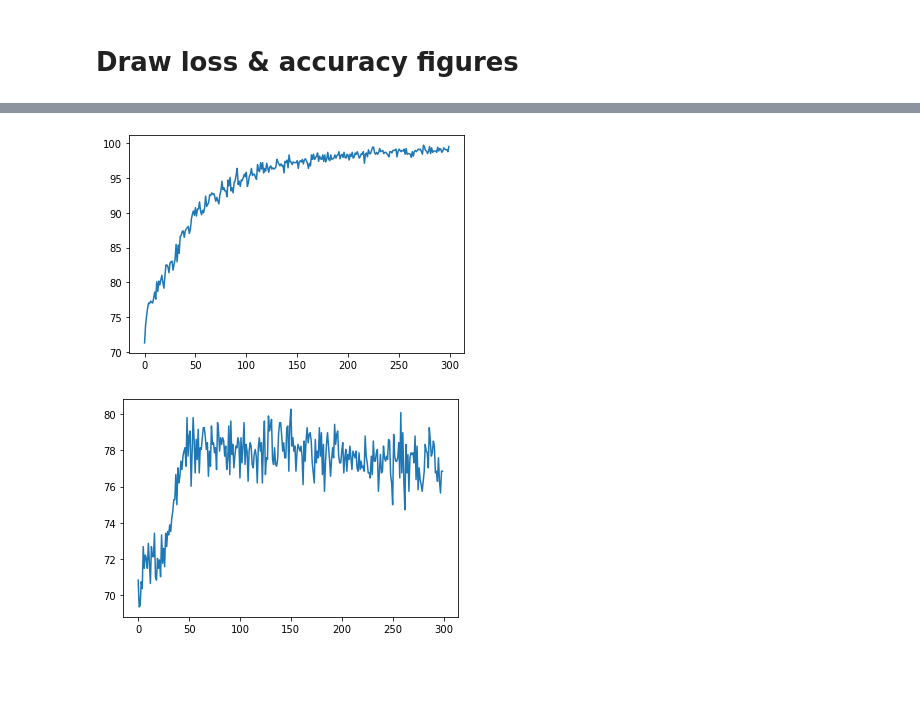
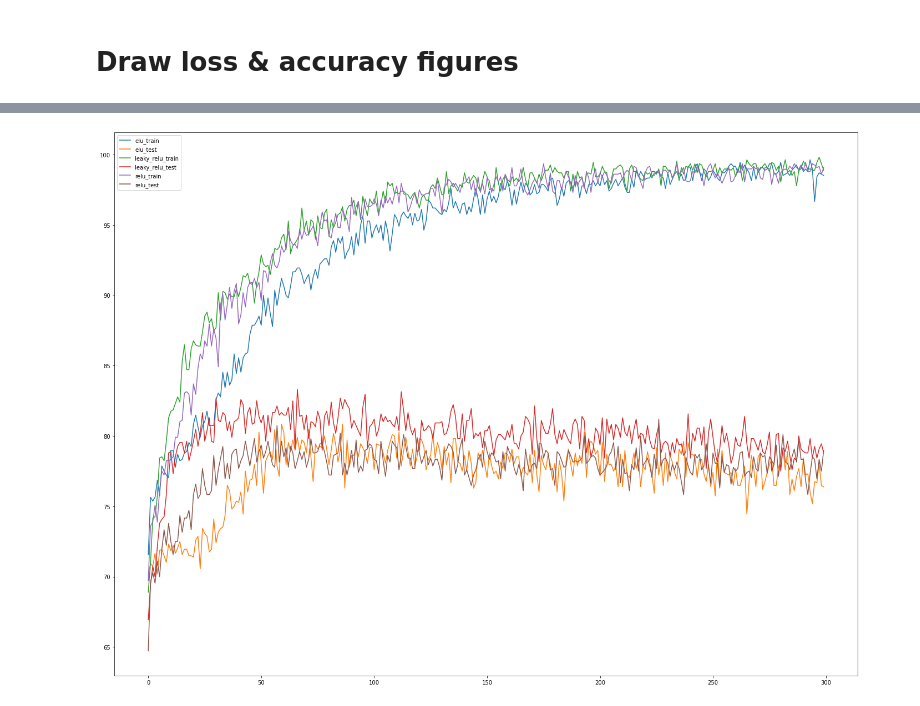
Before and after one commit to tl32rodan/Deep_Learning_Lab_2-EEGNet, a Jupyter notebook: Lab2.ipynb, the cells around one changed output, grey strips where cells are left out. Saved outputs shown, nothing was run; the diff lists cells and outputs as text; code cells hidden in the pictures; blank space fills up the shorter version.

Commit message:
Train EEGNet with different activation functions

```diff
--- a/Lab2.ipynb
+++ b/Lab2.ipynb
@@ -70,2 +30,27 @@ epoch  300  : loss =  0.4217151701450348
+# %%
+from run_model import run, draw_figure
+line_list = []
+label_list = ['elu_train','elu_test','leaky_relu_train','leaky_relu_test','relu_train','relu_test']
+
+# ELU
+net = EEGNet().to(device)
+loss_list, acc_train_list, acc_test_list = run(net, train_data,train_label,test_data,test_label\
+                                               , num_epochs = 300, batch_size = 64, print_freq = 301)
+line_list.append(acc_train_list)
+line_list.append(acc_test_list)
+
+# Leaky_relu
+net = EEGNet(act_f='leakyrelu').to(device)
+loss_list, acc_train_list, acc_test_list = run(net, train_data,train_label,test_data,test_label\
+                                               , num_epochs = 300, batch_size = 64, print_freq = 301)
+line_list.append(acc_train_list)
+line_list.append(acc_test_list)
+
+# Relu
+net = EEGNet(act_f='relu').to(device)
+loss_list, acc_train_list, acc_test_list = run(net, train_data,train_label,test_data,test_label\
+                                               ,num_epochs = 300, batch_size = 64, print_freq = 301)
+line_list.append(acc_train_list)
+line_list.append(acc_test_list)
 # %% [markdown]
 # Draw loss & accuracy figures
@@ -82,8 +57,5 @@ drow_figure(loss_list)
-# %%
-drow_figure(acc_train_list)
-# %% [output]
-[figure, removed]
-# %%
-drow_figure(acc_test_list)
-# %% [output]
-[figure, removed]
+# %%
+plt.figure(figsize=[24,18])
+draw_figure(plt,line_list,label_list, loc='best')
+# %% [output]
+[figure, added]
```
Also changed, not shown: parts of 6 cells of this notebook, 1 other file.
